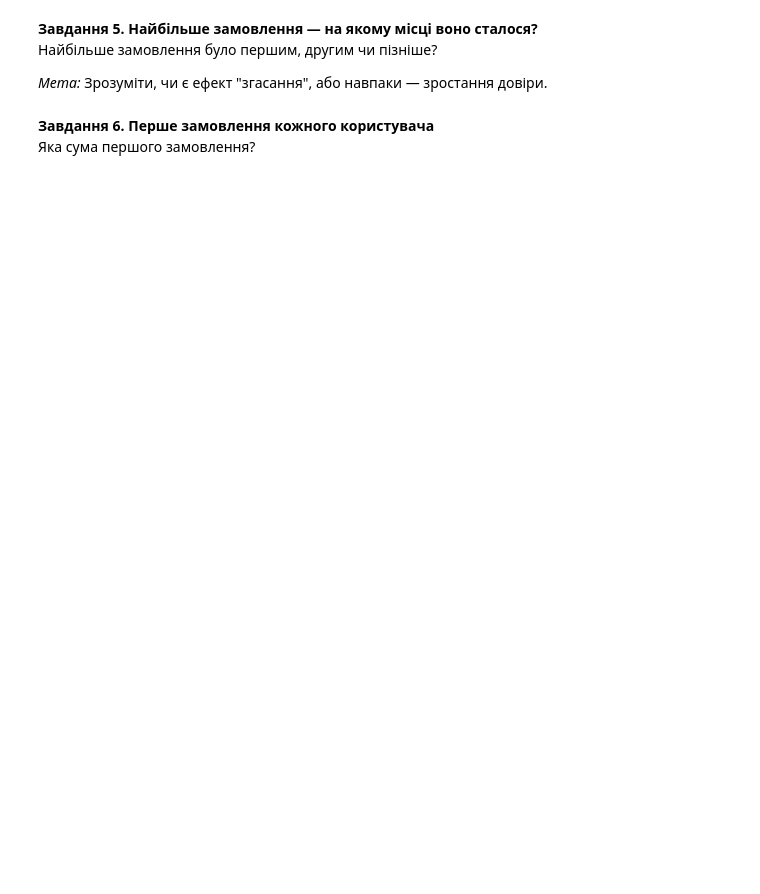
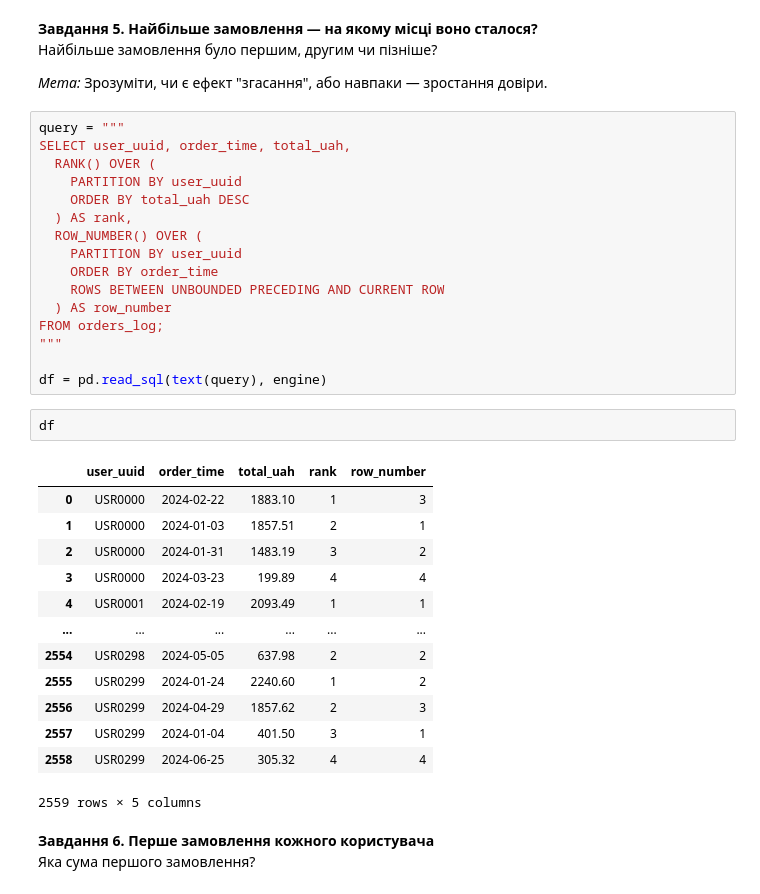
Before and after one commit to cpython-projects/da_1709, a Jupyter notebook: lesson_24.ipynb, the cells around one changed output. Cells and saved outputs as stored; diff of their text form; blank space fills up the shorter version.

```diff
--- a/lesson_24.ipynb
+++ b/lesson_24.ipynb
@@ -453,6 +626,38 @@ engine = create_engine(f"postgresql+psycopg2://{DB_USER}:{DB_PASS}@{DB_HOST}:{DB
 Найбільше замовлення було першим, другим чи пізніше?
 
 *Мета:* Зрозуміти, чи є ефект "згасання", або навпаки — зростання довіри.
+# %%
+query = """
+SELECT user_uuid, order_time, total_uah,
+  RANK() OVER (
+    PARTITION BY user_uuid
+    ORDER BY total_uah DESC
+  ) AS rank,
+  ROW_NUMBER() OVER (
+    PARTITION BY user_uuid
+    ORDER BY order_time
+    ROWS BETWEEN UNBOUNDED PRECEDING AND CURRENT ROW
+  ) AS row_number
+FROM orders_log;
+"""
+
+df = pd.read_sql(text(query), engine)
+# %%
+df
+# %% [output]
+|  | user_uuid | order_time | total_uah | rank | row_number |
+| 0 | USR0000 | 2024-02-22 | 1883.10 | 1 | 3 |
+| 1 | USR0000 | 2024-01-03 | 1857.51 | 2 | 1 |
+| 2 | USR0000 | 2024-01-31 | 1483.19 | 3 | 2 |
+| 3 | USR0000 | 2024-03-23 | 199.89 | 4 | 4 |
+| 4 | USR0001 | 2024-02-19 | 2093.49 | 1 | 1 |
+| ... | ... | ... | ... | ... | ... |
+| 2554 | USR0298 | 2024-05-05 | 637.98 | 2 | 2 |
+| 2555 | USR0299 | 2024-01-24 | 2240.60 | 1 | 2 |
+| 2556 | USR0299 | 2024-04-29 | 1857.62 | 2 | 3 |
+| 2557 | USR0299 | 2024-01-04 | 401.50 | 3 | 1 |
+| 2558 | USR0299 | 2024-06-25 | 305.32 | 4 | 4 |
+2559 rows × 5 columns
 # %% [markdown]
 **Завдання 6. Перше замовлення кожного користувача**
 Яка сума першого замовлення?
```
Also changed, not shown: parts of 15 cells of this notebook.
